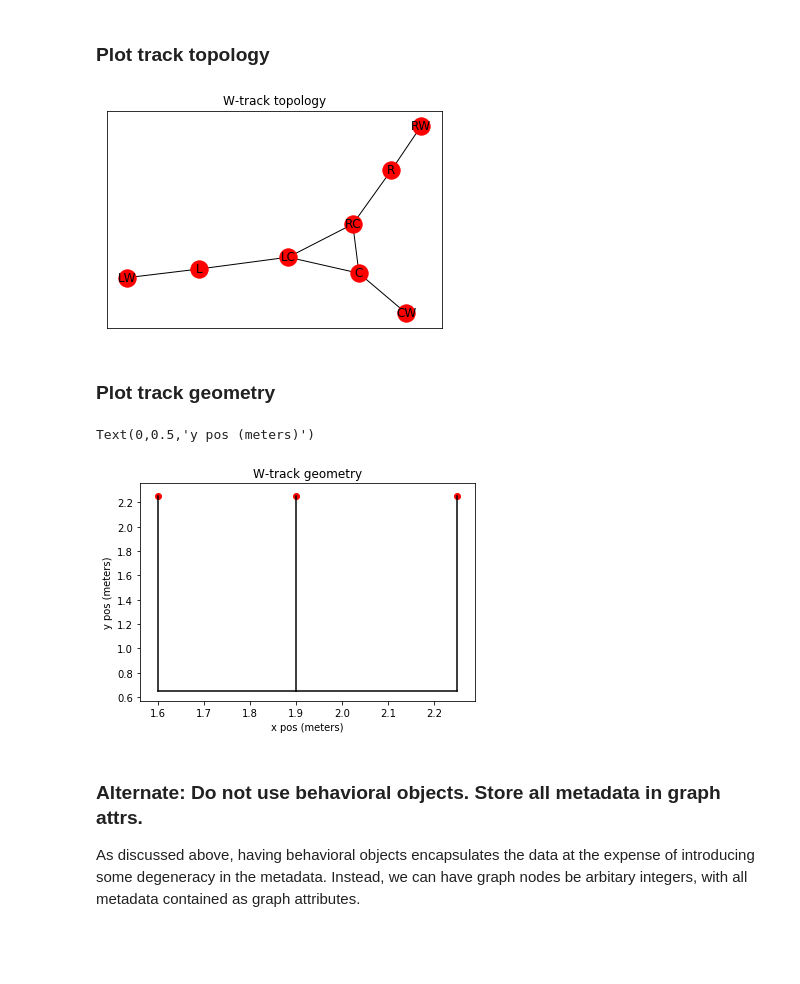
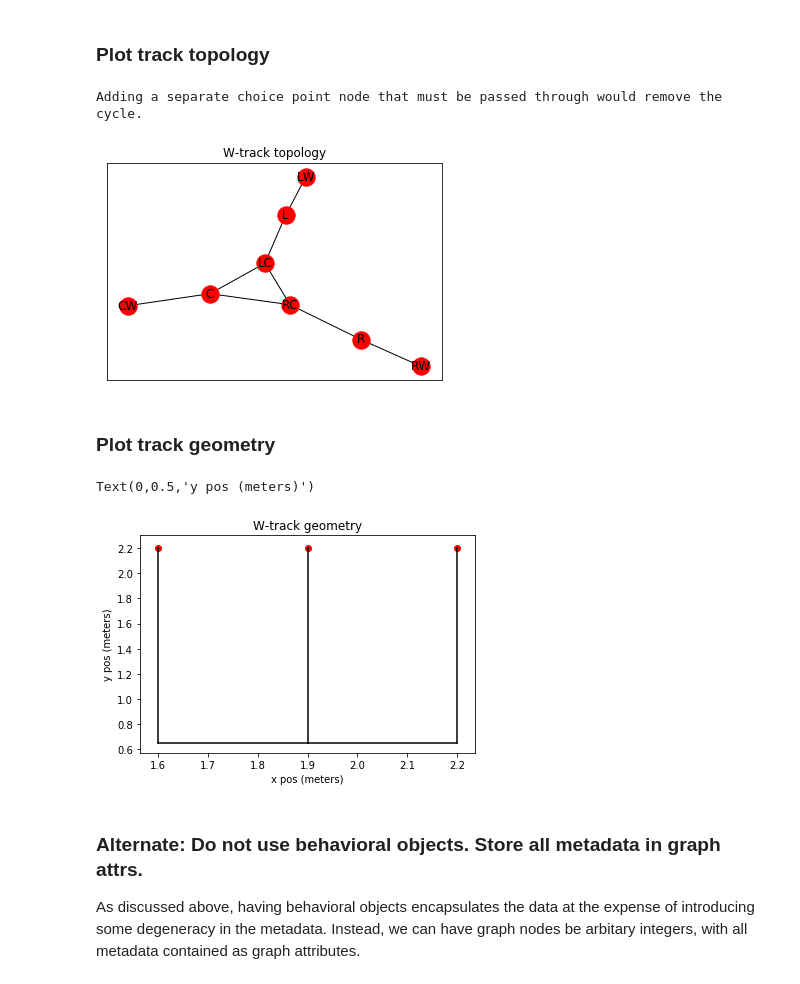
Before and after one commit to LorenFrankLab/franklab-nwb, a Jupyter notebook: behavioral_graph.ipynb, the cells around one changed output. Cells and saved outputs as stored; diff of their text form; code cells hidden in the pictures; blank space fills up the shorter version.

```diff
--- a/behavioral_graph.ipynb
+++ b/behavioral_graph.ipynb
@@ -13,7 +13,7 @@ class BehavioralPoint():
         self.y = center_point[1]
         self.name = name
 
-class BehavioralPath():
+class BehavioralSegment():
     def __init__(self, segment, name):
         self.segment = segment
         self.name = name
@@ -26,17 +26,17 @@ class BehavioralArea():
 ### Make behavioral objects for W-track
 # %%
 # W-track path segments
-wtrack_L = BehavioralPath([(1.6, 2.25), (1.6, 0.65)], "L")
-wtrack_LC = BehavioralPath([(1.6, 0.65), (1.9, 0.65)], "LC")
-wtrack_C = BehavioralPath([(1.9, 0.65), (1.9, 2.25)], "C")
-wtrack_RC = BehavioralPath([(1.9, 0.65), (2.25, 0.65)], "RC")
-wtrack_R = BehavioralPath([(2.25, 0.65), (2.25, 2.25)], "R")
-all_paths = [wtrack_L, wtrack_LC, wtrack_C, wtrack_RC, wtrack_R]
+wtrack_L = BehavioralSegment([(1.6, 2.2), (1.6, 0.65)], "L")
+wtrack_LC = BehavioralSegment([(1.6, 0.65), (1.9, 0.65)], "LC")
+wtrack_C = BehavioralSegment([(1.9, 0.65), (1.9, 2.2)], "C")
+wtrack_RC = BehavioralSegment([(1.9, 0.65), (2.2, 0.65)], "RC")
+wtrack_R = BehavioralSegment([(2.2, 0.65), (2.2, 2.2)], "R")
+all_segments = [wtrack_L, wtrack_LC, wtrack_C, wtrack_RC, wtrack_R]
 
 # W-track points (wells)
-wtrack_wL = BehavioralPoint((1.6, 2.25), "LW")
-wtrack_wC = BehavioralPoint((1.9, 2.25), "CW")
-wtrack_wR = BehavioralPoint((2.25, 2.25), "RW")
+wtrack_wL = BehavioralPoint((1.6, 2.2), "LW")
+wtrack_wC = BehavioralPoint((1.9, 2.2), "CW")
+wtrack_wR = BehavioralPoint((2.2, 2.2), "RW")
 all_points = [wtrack_wL, wtrack_wC, wtrack_wR]
 # %% [markdown]
 ## Build graph for W-track
@@ -49,8 +49,8 @@ G = nx.Graph(name='w-track')
 # Add nodes to the graph
 # ----------------------
 # Track segments
-for path in all_paths:
-    G.add_node(path, name=path.name, kind='path')
+for seg in all_segments:
+    G.add_node(seg, name=seg.name, kind='segment')
 # Wells
 for pt in all_points:
     G.add_node(pt, name=pt.name, kind='point')
@@ -77,25 +77,28 @@ ax.axes.get_xaxis().set_visible(False)
 ax.axes.get_yaxis().set_visible(False)
 plt.title("W-track topology")
 nx.draw_networkx(G, labels=dict(G.nodes.data('name')), fontsize=6)
+
+print("Adding a separate choice point node that must be passed through would remove the cycle.")
 # %% [output]
+Adding a separate choice point node that must be passed through would remove the cycle.
-[figure, old version]
+[figure, new version]
 # %% [markdown]
 ### Plot track geometry
 # %%
 ax = plt.subplot(111)
 plt.title('W-track geometry')
 for n, attrs in list(G.nodes.data()):
     if attrs['kind']=='point':
         plt.scatter([n.x], [n.y], color='r')
-    if attrs['kind']=='path':
+    if attrs['kind']=='segment':
         start = n.segment[0]
         end = n.segment[1]
         plt.plot([start[0], end[0]], [start[1], end[1]], color='k')
 plt.xlabel('x pos (meters)')
 plt.ylabel('y pos (meters)')
 # %% [output]
 Text(0,0.5,'y pos (meters)')
-[figure, old version]
+[figure, new version]
 # %% [markdown]
 <a name='no_objects'></a>
 ### Alternate: Do not use behavioral objects. Store all metadata in graph attrs.
```
Also changed, not shown: parts of 24 cells of this notebook.
